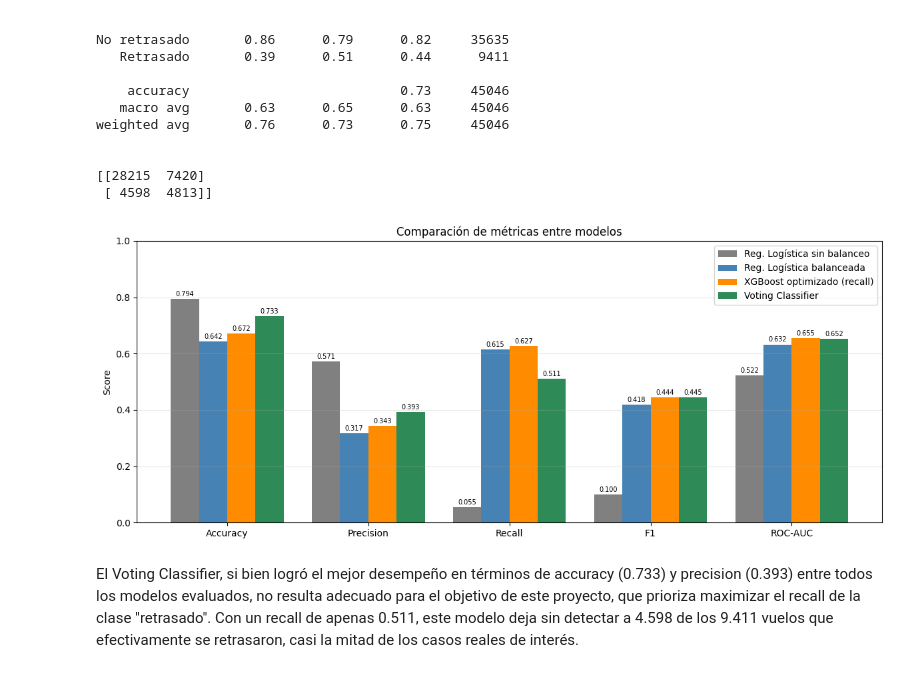
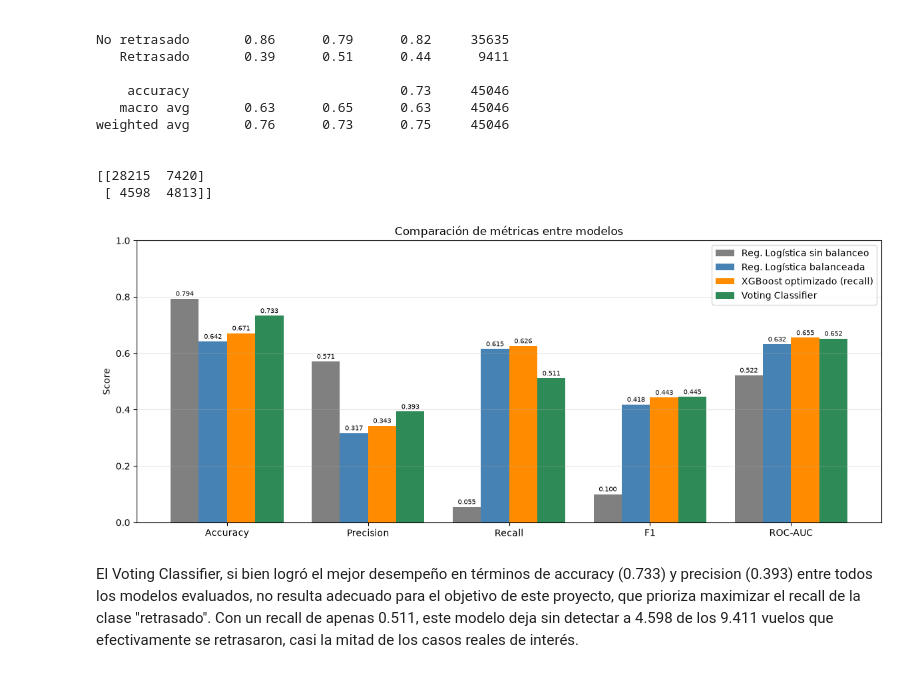
Before and after one commit to Guadacarro/TP_IA, a Jupyter notebook: tp.ipynb, the cells around one changed output. Drawn from its saved outputs; the diff is of its cells as text; code cells hidden in the pictures.

```diff
--- a/tp.ipynb
+++ b/tp.ipynb
@@ -981,10 +983,10 @@ plt.show()
 # %%
 # Tasa de cancelación por tramo de lluvia.
-# Usamos df_2022 completo (con cancelados) porque justamente queremos ver si la lluvia fuerte cancela vuelos
+# Usamos df_2022_completo (con cancelados) porque justamente queremos ver si la lluvia fuerte cancela vuelos
 tramos = [0, 1, 5, 20, np.inf]
 etiquetas = ['Sin lluvia (<1 mm)', 'Leve (1-5 mm)', 'Moderada (5-20 mm)', 'Fuerte (≥20 mm)']
 
-df_lluvia = df_2022.copy()
+df_lluvia = df_2022_completo.copy()
 df_lluvia['tramo_lluvia'] = pd.cut(df_lluvia['precipitacion'], bins=tramos, labels=etiquetas, right=False)
 
 # Un vuelo "afectado" es el que se demoró más de 15 min o directamente se canceló
@@ -1588,7 +1627,7 @@ weighted avg       0.76      0.67      0.70     45046
 metricas = ['Accuracy', 'Precision', 'Recall', 'F1', 'ROC-AUC']
 rl_sin_balanceo = [0.794, 0.571, 0.055, 0.100, 0.522]
 rl_con_balanceo = [0.642, 0.317, 0.615, 0.418, 0.632]
-xgb_optimizado  = [0.672, 0.343, 0.627, 0.444, 0.655]
+xgb_optimizado  = [0.671, 0.343, 0.626, 0.443, 0.655]
 
 x = np.arange(len(metricas))
 ancho = 0.25
@@ -1716,41 +1755,41 @@ weighted avg       0.76      0.73      0.75     45046
 metricas = ['Accuracy', 'Precision', 'Recall', 'F1', 'ROC-AUC']
 rl_sin_balanceo = [0.794, 0.571, 0.055, 0.100, 0.522]
 rl_con_balanceo = [0.642, 0.317, 0.615, 0.418, 0.632]
-xgb_optimizado  = [0.672, 0.343, 0.627, 0.444, 0.655]
+xgb_optimizado  = [0.671, 0.343, 0.626, 0.443, 0.655]
 voting          = [0.733, 0.393, 0.511, 0.445, 0.652]
 
 x = np.arange(len(metricas))
 ancho = 0.2
 
 fig, ax = plt.subplots(figsize=(12, 5))
 
 barras1 = ax.bar(x - 1.5*ancho, rl_sin_balanceo, ancho, label='Reg. Logística sin balanceo', color='gray')
 barras2 = ax.bar(x - 0.5*ancho, rl_con_balanceo, ancho, label='Reg. Logística balanceada', color='steelblue')
 barras3 = ax.bar(x + 0.5*ancho, xgb_optimizado, ancho, label='XGBoost optimizado (recall)', color='darkorange')
 barras4 = ax.bar(x + 1.5*ancho, voting, ancho, label='Voting Classifier', color='seagreen')
 
 ax.set_ylabel('Score')
 ax.set_title('Comparación de métricas entre modelos')
 ax.set_xticks(x)
 ax.set_xticklabels(metricas)
 ax.set_ylim(0, 1)
 ax.legend()
 ax.grid(True, axis='y', alpha=0.3)
 
 # Agregar el valor arriba de cada barra
 for barras in [barras1, barras2, barras3, barras4]:
     for barra in barras:
         altura = barra.get_height()
         ax.annotate(f'{altura:.3f}',
                     xy=(barra.get_x() + barra.get_width() / 2, altura),
                     xytext=(0, 3),
                     textcoords="offset points",
                     ha='center', fontsize=7)
 
 plt.tight_layout()
 plt.show()
 # %% [output]
-[figure, old version]
+[figure, new version]
 # %% [markdown]
 El Voting Classifier, si bien logró el mejor desempeño en términos de accuracy (0.733) y precision (0.393) entre todos los modelos evaluados, no resulta adecuado para el objetivo de este proyecto, que prioriza maximizar el recall de la clase "retrasado". Con un recall de apenas 0.511, este modelo deja sin detectar a 4.598 de los 9.411 vuelos que efectivamente se retrasaron, casi la mitad de los casos reales de interés.
 # %% [markdown]
```
Also changed, not shown: parts of 37 cells of this notebook, 1 other file.
